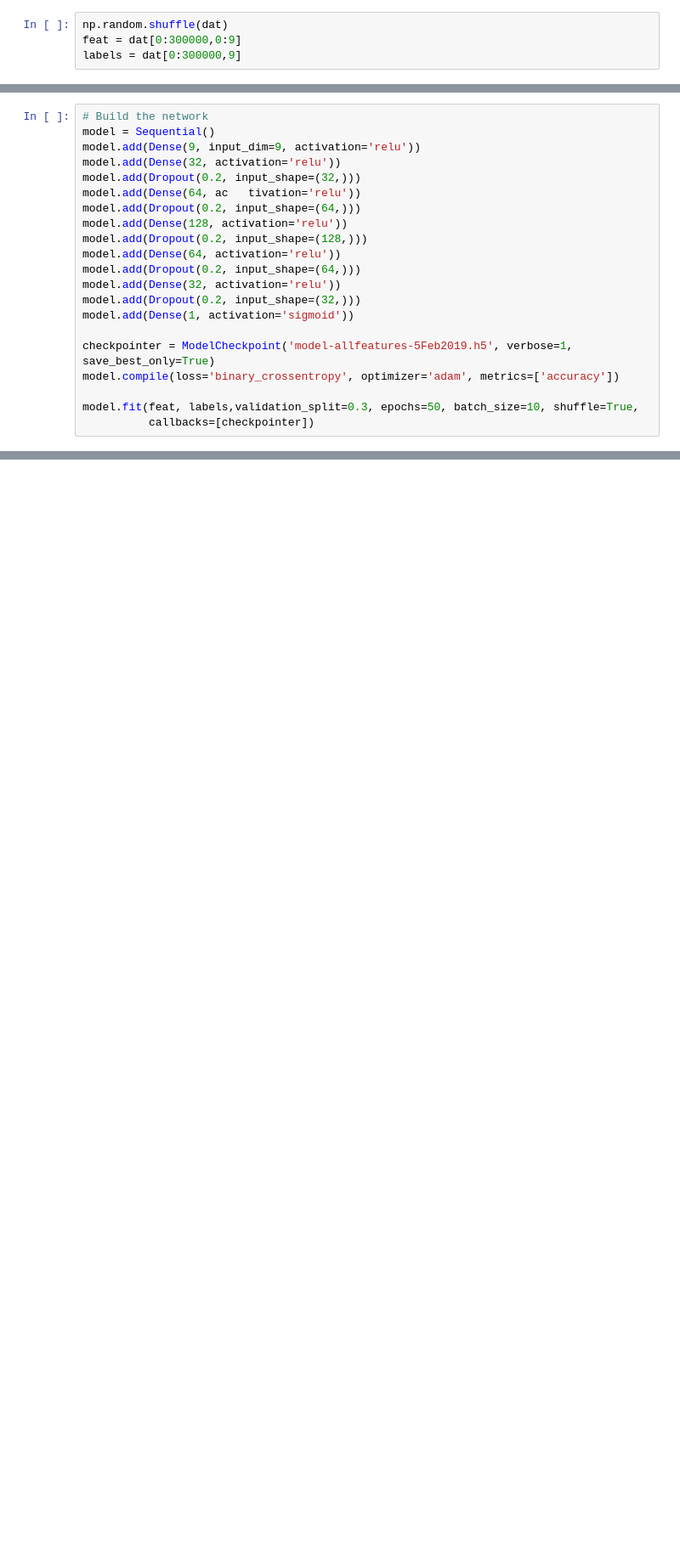
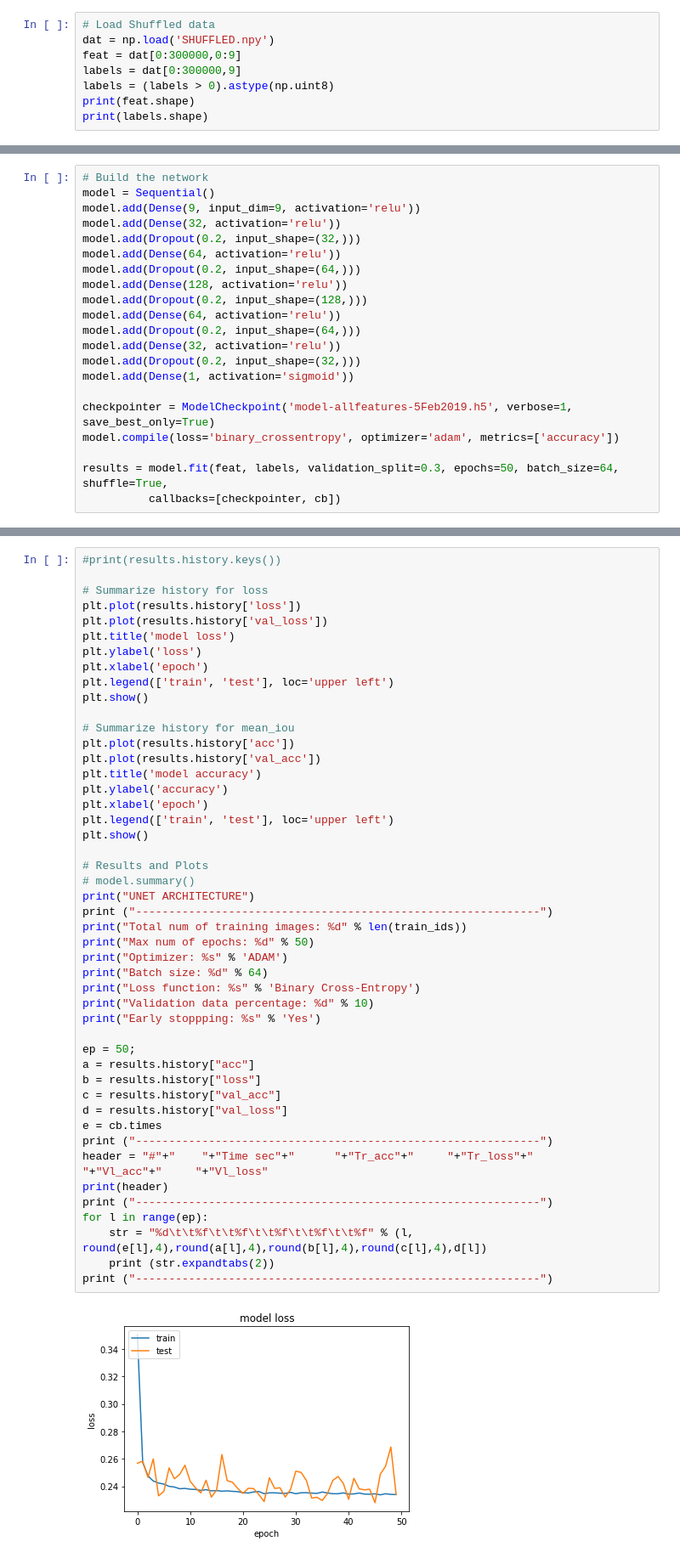
Before and after one commit to MRE-Lab-UMD/abd-skin-segmentation, a Jupyter notebook: code/Features.ipynb, the cells around one changed output, grey strips where cells are left out. Shown at 85% size. Saved outputs shown, nothing was run; the diff lists cells and outputs as text; blank space fills up the shorter version.

Commit message:
trained on uncompressed pictures, results shown

```diff
--- a/code/Features.ipynb
+++ b/code/Features.ipynb
@@ -160,4 +159,8 @@ for i in range(len(train_ids)-1):
 # %%
-np.random.shuffle(dat)
+# Load Shuffled data
+dat = np.load('SHUFFLED.npy')
 feat = dat[0:300000,0:9]
 labels = dat[0:300000,9]
+labels = (labels > 0).astype(np.uint8)
+print(feat.shape)
+print(labels.shape)
@@ -167,7 +173,7 @@ model = Sequential()
 model.add(Dense(9, input_dim=9, activation='relu'))
 model.add(Dense(32, activation='relu'))
 model.add(Dropout(0.2, input_shape=(32,)))
-model.add(Dense(64, ac   tivation='relu'))
+model.add(Dense(64, activation='relu'))
 model.add(Dropout(0.2, input_shape=(64,)))
 model.add(Dense(128, activation='relu'))
 model.add(Dropout(0.2, input_shape=(128,)))
@@ -180,5 +186,5 @@ model.add(Dense(1, activation='sigmoid'))
 checkpointer = ModelCheckpoint('model-allfeatures-5Feb2019.h5', verbose=1, save_best_only=True)
 model.compile(loss='binary_crossentropy', optimizer='adam', metrics=['accuracy'])
 
-model.fit(feat, labels,validation_split=0.3, epochs=50, batch_size=10, shuffle=True,
-          callbacks=[checkpointer])
+results = model.fit(feat, labels, validation_split=0.3, epochs=50, batch_size=64, shuffle=True,
+          callbacks=[checkpointer, cb])
@@ -243,0 +209,49 @@ Y = dat[:,9]
+# %%
+#print(results.history.keys())
+
+# Summarize history for loss
+plt.plot(results.history['loss'])
+plt.plot(results.history['val_loss'])
+plt.title('model loss')
+plt.ylabel('loss')
+plt.xlabel('epoch')
+plt.legend(['train', 'test'], loc='upper left')
+plt.show()
+
+# Summarize history for mean_iou
+plt.plot(results.history['acc'])
+plt.plot(results.history['val_acc'])
+plt.title('model accuracy')
+plt.ylabel('accuracy')
+plt.xlabel('epoch')
+plt.legend(['train', 'test'], loc='upper left')
+plt.show()
+
+# Results and Plots
+# model.summary()
+print("UNET ARCHITECTURE")
+print ("-------------------------------------------------------------")
+print("Total num of training images: %d" % len(train_ids))
+print("Max num of epochs: %d" % 50)
+print("Optimizer: %s" % 'ADAM')
+print("Batch size: %d" % 64)
+print("Loss function: %s" % 'Binary Cross-Entropy')
+print("Validation data percentage: %d" % 10)
+print("Early stoppping: %s" % 'Yes')
+
+ep = 50;
+a = results.history["acc"]
+b = results.history["loss"]
+c = results.history["val_acc"]
+d = results.history["val_loss"]
+e = cb.times
+print ("-------------------------------------------------------------")
+header = "#"+"    "+"Time sec"+"      "+"Tr_acc"+"     "+"Tr_loss"+"      "+"Vl_acc"+"     "+"Vl_loss"
+print(header)
+print ("-------------------------------------------------------------")
+for l in range(ep):
+    str = "%d\t\t%f\t\t%f\t\t%f\t\t%f\t\t%f" % (l, round(e[l],4),round(a[l],4),round(b[l],4),round(c[l],4),d[l])
+    print (str.expandtabs(2))
+print ("-------------------------------------------------------------")
+# %% [output]
+[figure, added]
```
Also changed, not shown: parts of 13 cells of this notebook.
